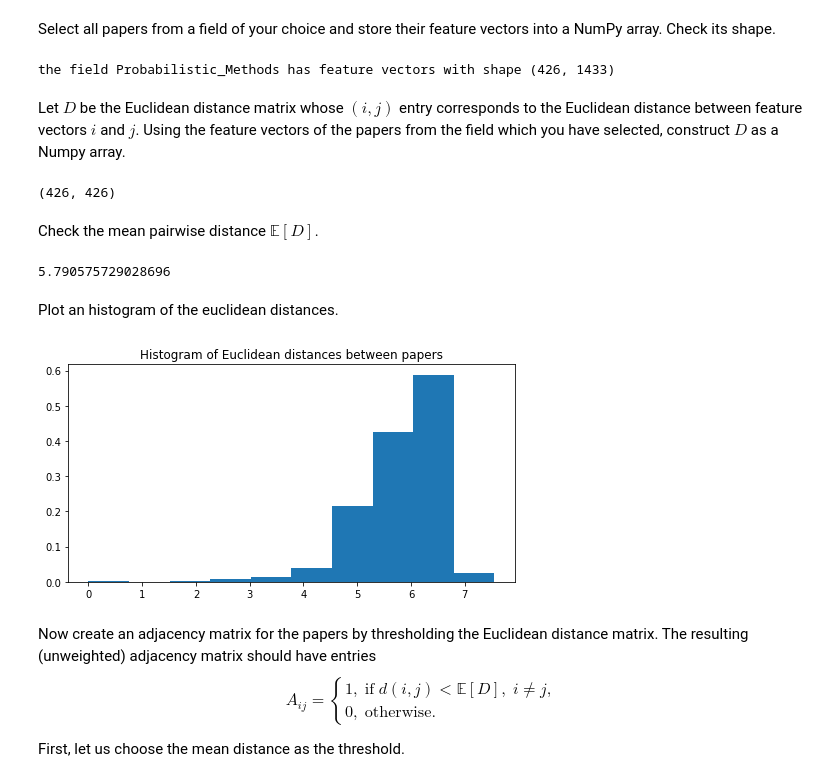
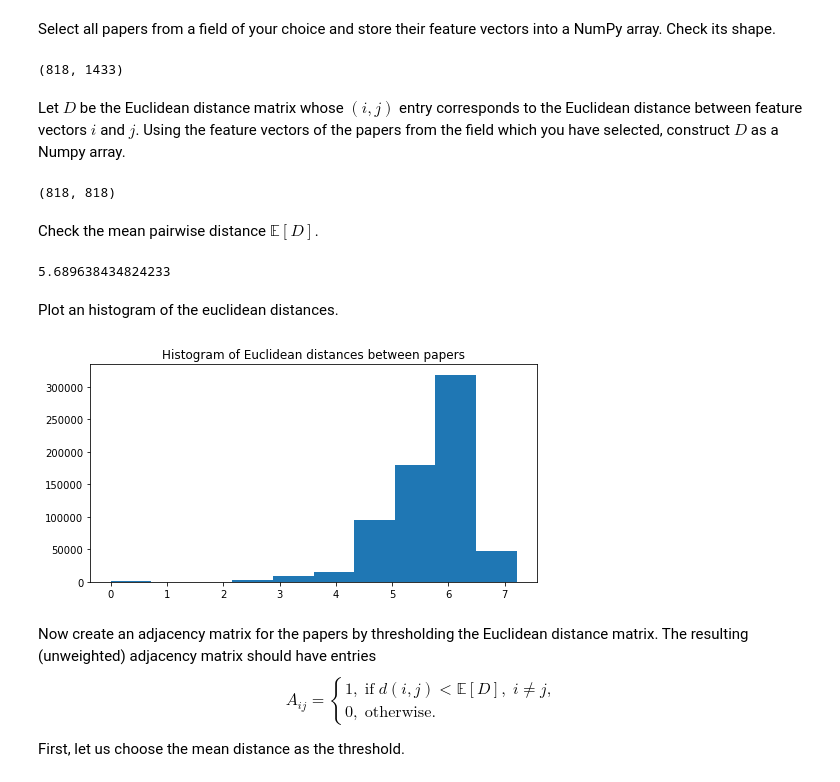
Before and after one commit to xiaohai12/ntds2019, a Jupyter notebook: assignments/1_network_science.ipynb, the cells around one changed output. Saved outputs shown, nothing was run; the diff lists cells and outputs as text; code cells hidden in the pictures.

```diff
--- a/assignments/1_network_science.ipynb
+++ b/assignments/1_network_science.ipynb
@@ -81,0 +71,6 @@ Name: class_label, dtype: int64
+# %%
+
+paper_names = pd_content['class_label'].unique()
+for name in paper_names:
+    paper_num = np.sum(pd_content['class_label'] == name)
+    print('For the research field ', name, 'we have ', paper_num, ' papers')
@@ -83,12 +86,13 @@ Name: class_label, dtype: int64
 Select all papers from a field of your choice and store their feature vectors into a NumPy array.
 Check its shape.
 # %%
-my_field = pd_content['class_label'][4]
+my_field = paper_names[0]
 features = pd_content[pd_content['class_label'] == my_field]
-features = features[word_attributes].to_numpy()
-print('the field '+my_field + ' has feature vectors with shape',features.shape)
+features = features[word_attributes]
+features = np.array(features)
+features.shape
 # %% [output]
-the field Probabilistic_Methods has feature vectors with shape (426, 1433)
+(818, 1433)
 # %% [markdown]
 Let $D$ be the Euclidean distance matrix whose $(i,j)$ entry corresponds to the Euclidean distance between feature vectors $i$ and $j$.
 Using the feature vectors of the papers from the field which you have selected, construct $D$ as a Numpy array.
@@ -96,25 +100,24 @@ Using the feature vectors of the papers from the field which you have selected,
 my_paper_num = features.shape[0]
 distance = [np.sqrt(np.sum((features[i] - features) ** 2, axis = 1)) for i in range(my_paper_num)]
 distance = np.array(distance)
-dimention = distance.shape[0] # this is the dimention of the matrix
 print(distance.shape)
 # %% [output]
-(426, 426)
+(818, 818)
 # %% [markdown]
 Check the mean pairwise distance $\mathbb{E}[D]$.
 # %%
 mean_distance = distance.mean()
 mean_distance
 # %% [output]
-5.790575729028696
+5.689638434824233
 # %% [markdown]
 Plot an histogram of the euclidean distances.
 # %%
 plt.figure(1, figsize=(8, 4))
 plt.title("Histogram of Euclidean distances between papers")
-plt.hist(distance.flatten(),density=True);
+plt.hist(distance.flatten());
 # %% [output]
-[figure, old version]
+[figure, new version]
 # %% [markdown]
 Now create an adjacency matrix for the papers by thresholding the Euclidean distance matrix.
 The resulting (unweighted) adjacency matrix should have entries
```
Also changed, not shown: parts of 58 cells of this notebook.
